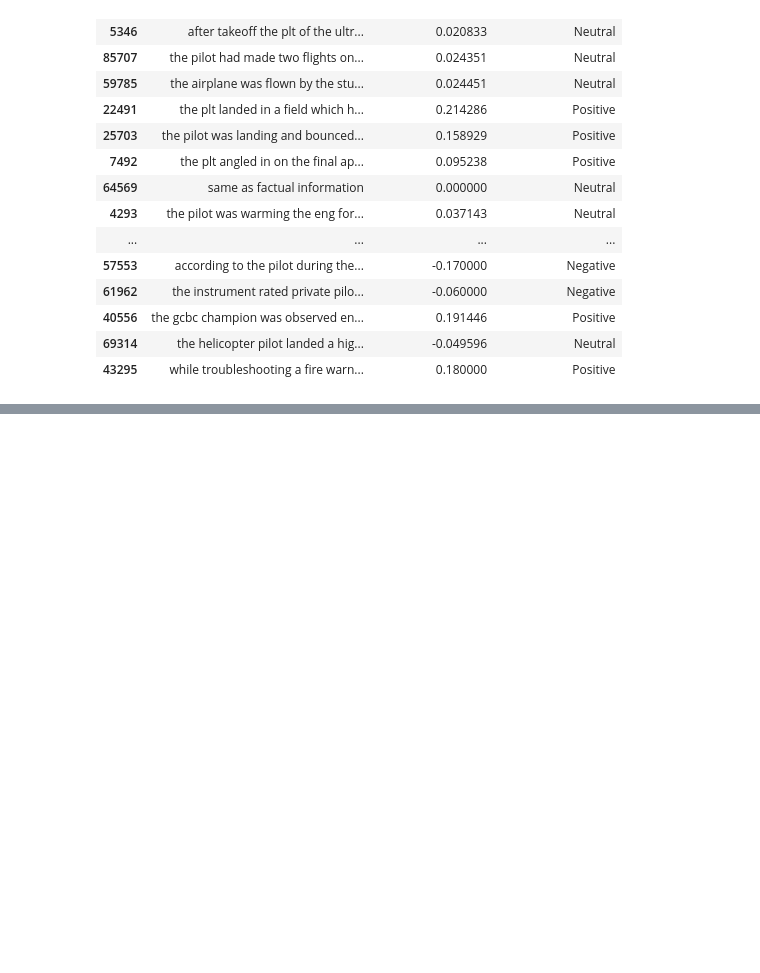
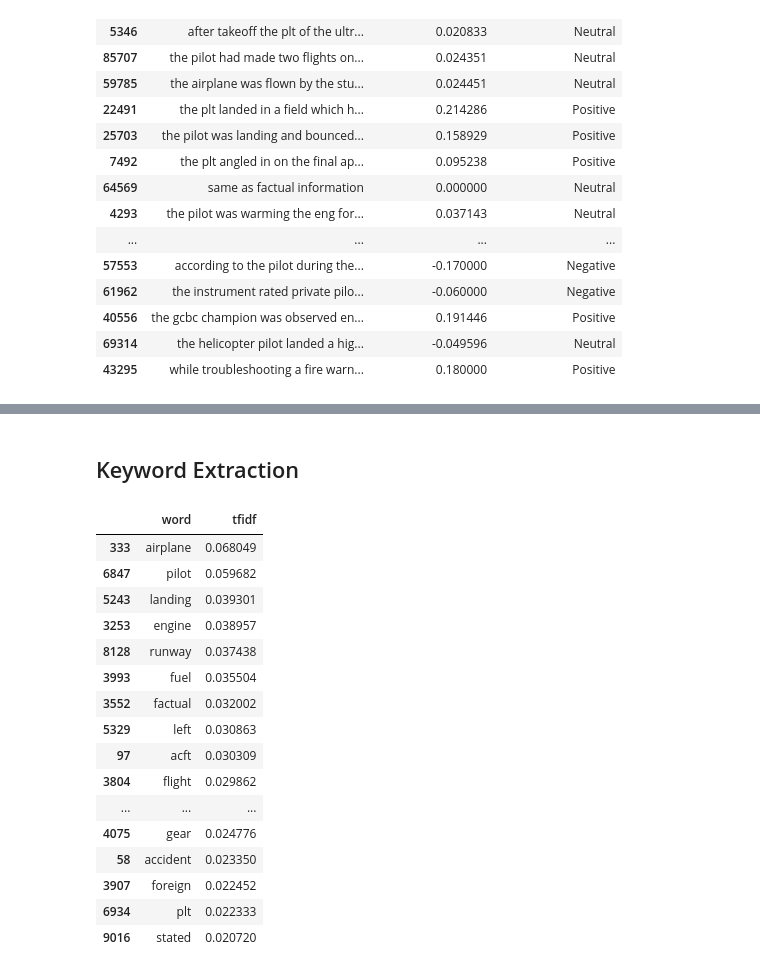
Before and after one commit to BrettFX/DATA-613-Aviation-Safety-Analysis, a Jupyter notebook: notebooks/02_nlp_processing.ipynb, the cells around one changed output, grey strips where cells are left out. Saved outputs shown, nothing was run; the diff lists cells and outputs as text; code cells hidden in the pictures; blank space fills up the shorter version.

```diff
--- a/notebooks/02_nlp_processing.ipynb
+++ b/notebooks/02_nlp_processing.ipynb
@@ -86,0 +142,29 @@ df[["analysis_clean", "sentiment_polarity", "sentiment_category"]].sample(50, ra
+# %% [markdown]
+## Keyword Extraction
+# %%
+vectorizer = TfidfVectorizer(max_df=0.8, min_df=10, stop_words="english")
+tfidf_matrix = vectorizer.fit_transform(df["analysis_clean"])
+feature_names = vectorizer.get_feature_names_out()
+# %%
+# Get top words by average TF-IDF score
+tfidf_mean = tfidf_matrix.mean(axis=0).A1
+keywords = pd.DataFrame({"word": feature_names, "tfidf": tfidf_mean})
+keywords.sort_values("tfidf", ascending=False).head(20)
+# %% [output]
+|  | word | tfidf |
+| 333 | airplane | 0.068049 |
+| 6847 | pilot | 0.059682 |
+| 5243 | landing | 0.039301 |
+| 3253 | engine | 0.038957 |
+| 8128 | runway | 0.037438 |
+| 3993 | fuel | 0.035504 |
+| 3552 | factual | 0.032002 |
+| 5329 | left | 0.030863 |
+| 97 | acft | 0.030309 |
+| 3804 | flight | 0.029862 |
+| ... | ... | ... |
+| 4075 | gear | 0.024776 |
+| 58 | accident | 0.023350 |
+| 3907 | foreign | 0.022452 |
+| 6934 | plt | 0.022333 |
+| 9016 | stated | 0.020720 |
```
Also changed, not shown: parts of 13 cells of this notebook, 2 other files.
